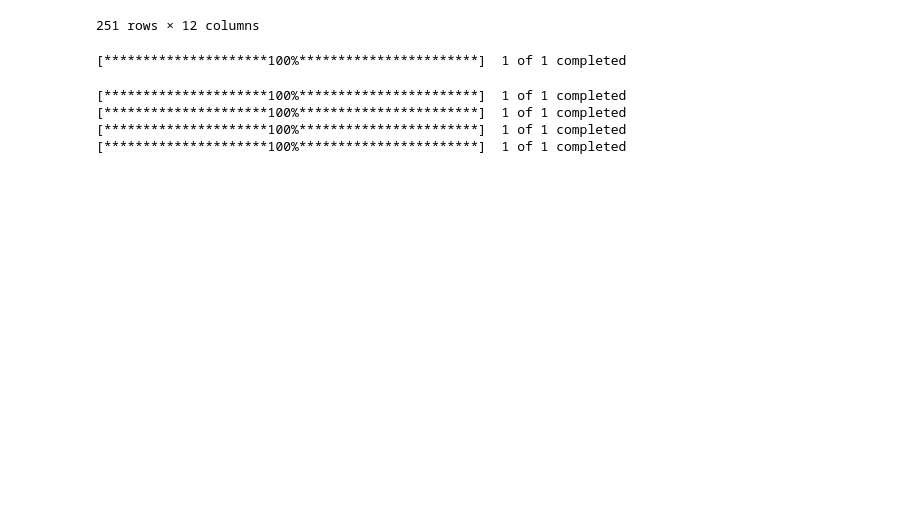
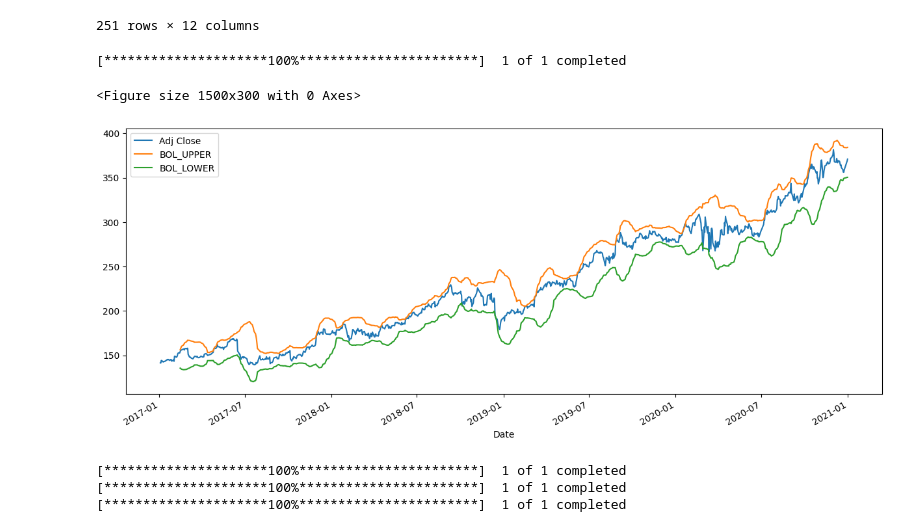
Before and after one commit to alexfioto/learn, a Jupyter notebook: python_finance/equities_util.ipynb, the cells around one changed output. Drawn from its saved outputs; the diff is of its cells as text; code cells hidden in the pictures; blank space fills up the shorter version.

Commit message:
adding bollinger bands to class;

```diff
--- a/python_finance/equities_util.ipynb
+++ b/python_finance/equities_util.ipynb
@@ -239,9 +269,15 @@ class stock_comp:
 # %%
-my_stock = stock('COST', '2017-01-01', '2021-01-01')
+my_stock = stock_data('COST', '2017-01-01', '2021-01-01')
 # %% [output]
 [*********************100%***********************]  1 of 1 completed
+<Figure size 1500x300 with 0 Axes>
+# %%
+plt.figure(figsize=(15,6))
+my_stock.plot_bollinger_bands(n=30, k=3)
+# %% [output]
+[figure, added]
 # %%
-tickers = ['AAPL', 'COST', 'TSLA', 'ETSY']
+tickers = ['AAPL', 'COST', 'MSFT']
 start_date = '2017-01-01'
 end_date = '2021-01-01'
 
@@ -250,5 +286,4 @@ comp = stock_comp(tickers, start_date, end_date)
 [*********************100%***********************]  1 of 1 completed
 [*********************100%***********************]  1 of 1 completed
 [*********************100%***********************]  1 of 1 completed
-[*********************100%***********************]  1 of 1 completed
 # %%
```
Also changed, not shown: parts of 3 cells of this notebook, 1 other file.
